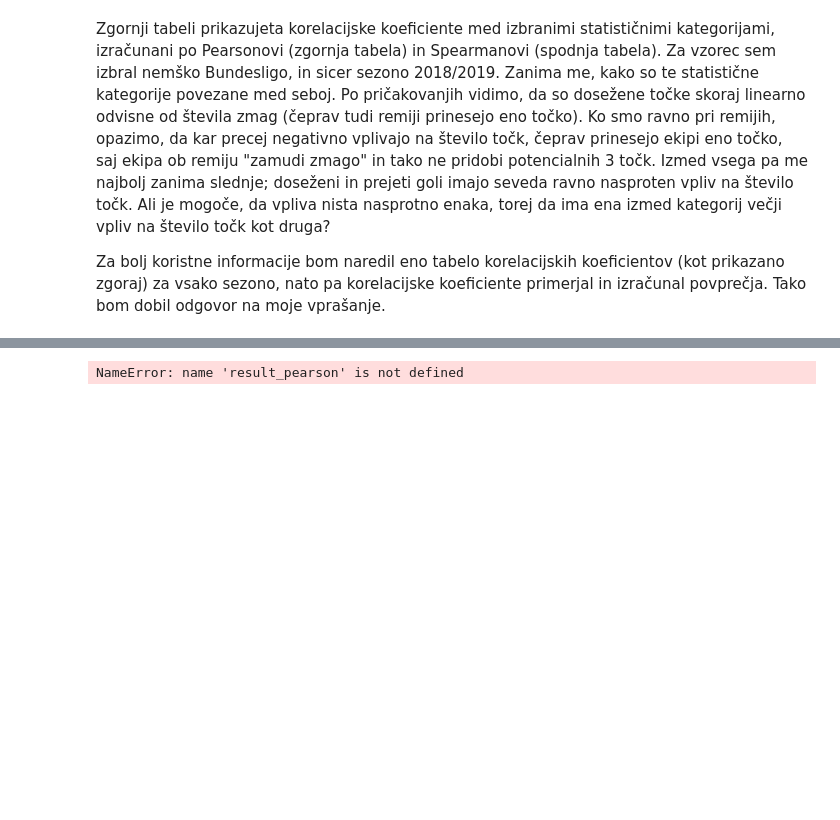
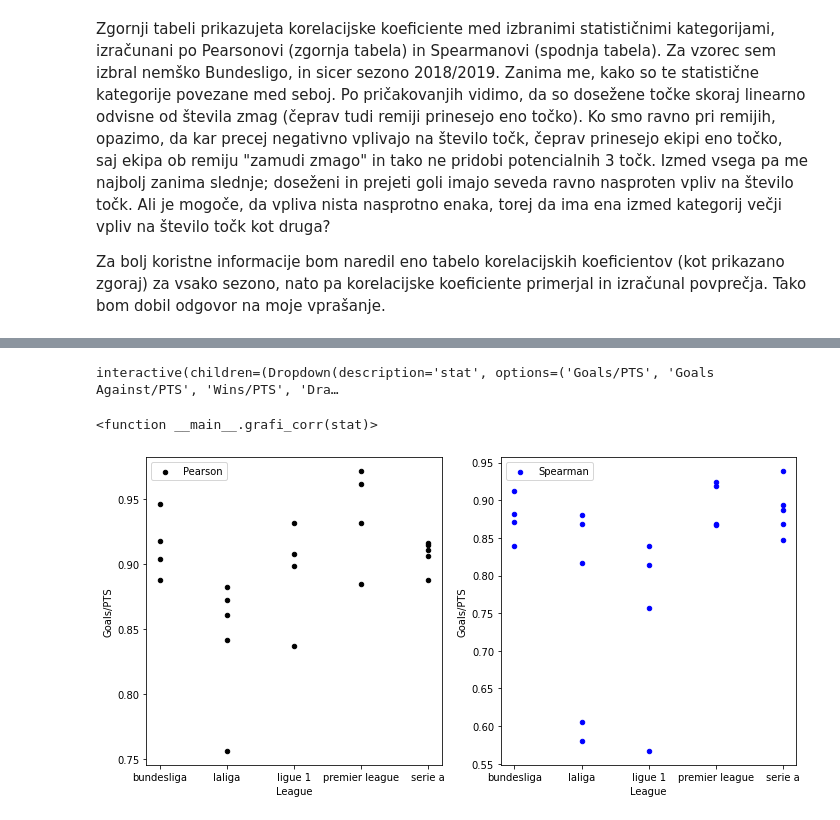
Before and after one commit to Babnik21/Nogometna-analiza, a Jupyter notebook: analiza.ipynb, the cells around one changed output, grey strips where cells are left out. Cells and saved outputs as stored; diff of their text form; code cells hidden in the pictures; blank space fills up the shorter version.

```diff
--- a/analiza.ipynb
+++ b/analiza.ipynb
@@ -171,6 +163,12 @@ KeyError: 'PTS'
-# %%
-def grafi_3(data):
-    return data.colnames()
-grafi_3(result_pearson)
-# %% [output]
-NameError: name 'result_pearson' is not defined
+# %%
+def grafi_corr(stat):
+    fig, (ax1, ax2, ) = plt.subplots(1,2, figsize=(10,5))
+    result_pearson.plot.scatter('League', stat, color = 'black', ax=ax1, label = 'Pearson')
+    result_spearman.plot.scatter('League', stat, color = 'blue', ax=ax2, label = 'Spearman')
+    plt.tight_layout()
+# %%
+widgets.interact(grafi_corr, stat=list(result_pearson)[1:])
+# %% [output]
+interactive(children=(Dropdown(description='stat', options=('Goals/PTS', 'Goals Against/PTS', 'Wins/PTS', 'Dra…
+<function __main__.grafi_corr(stat)>
+[figure, added]
```
Also changed, not shown: parts of 5 cells of this notebook.
